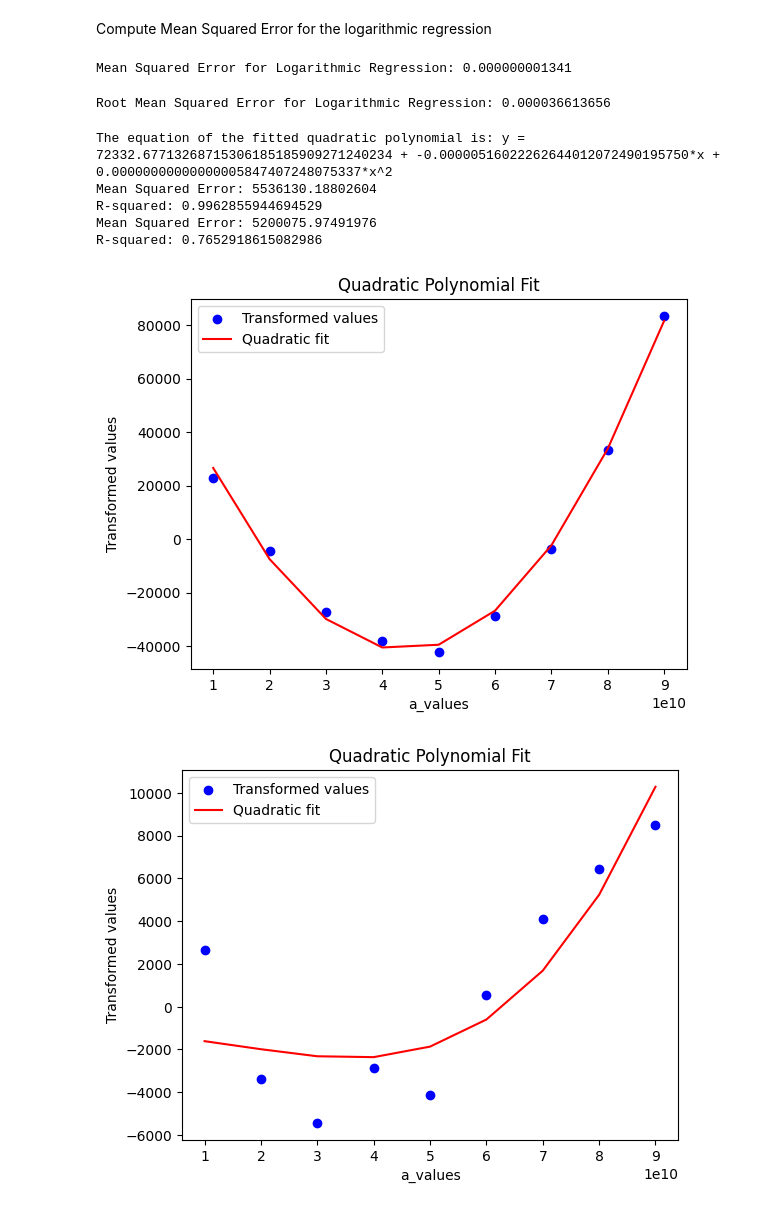
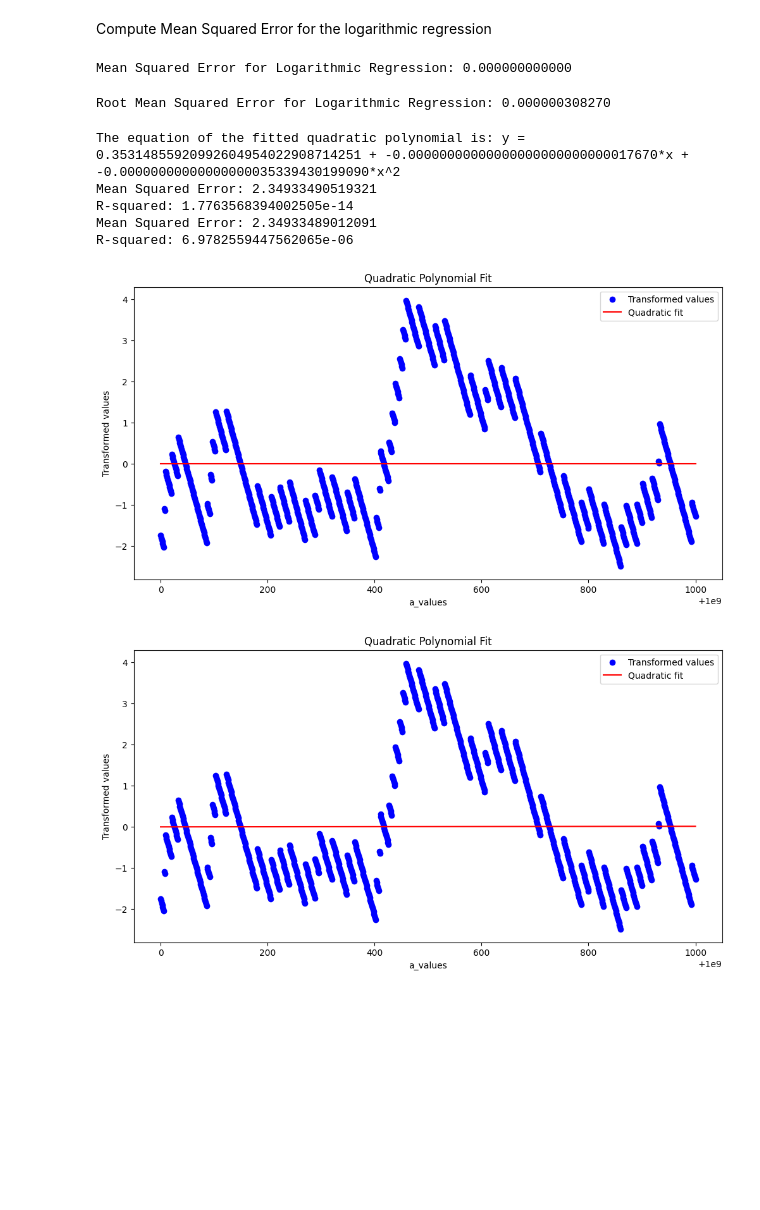
Before and after one commit to maher1719/patterns-in-prime-number, a Jupyter notebook: countingPrimes/enhanced.ipynb, the cells around one changed output. Cells and saved outputs as stored; diff of their text form; code cells hidden in the pictures; blank space fills up the shorter version.

Commit message:
coloring graph playground

```diff
--- a/countingPrimes/enhanced.ipynb
+++ b/countingPrimes/enhanced.ipynb
@@ -26,9 +26,9 @@ def equation(x, a, pi_a):
     return float(result)
 # %%
 # Define the range and step size for a
-a_start = 10**10
-a_end =   9*10**10
-a_step =  10**10
+a_start = 10**9
+a_end =   10**9+1000
+a_step =  1
 
 # Generate values for a
 a_values = np.arange(a_start, a_end + a_step, a_step)
@@ -121,13 +129,13 @@ Compute Mean Squared Error for the logarithmic regression
 mse_log = mean_squared_error(x_solutions, log_predictions)
 print(f"Mean Squared Error for Logarithmic Regression: {mse_log:.12f}")
 # %% [output]
-Mean Squared Error for Logarithmic Regression: 0.000000001341
+Mean Squared Error for Logarithmic Regression: 0.000000000000
 # %%
 # Compute Root Mean Squared Error for the logarithmic regression
 rmse_log = np.sqrt(mse_log)
 print(f"Root Mean Squared Error for Logarithmic Regression: {rmse_log:.12f}")
 # %% [output]
-Root Mean Squared Error for Logarithmic Regression: 0.000036613656
+Root Mean Squared Error for Logarithmic Regression: 0.000000308270
 # %%
 def transformed_function(a, slope, intercept):
     x = slope * a + intercept
@@ -186,40 +194,42 @@ print(f"R-squared: {r2}")
 
 
 
 mse = mean_squared_error(transformed_values_log, y_pred2)
 r2 = r2_score(transformed_values_log, y_pred2)
 #beta_0 = model2.intercept_  # Intercept (β_0)
 #beta_1, beta_2 = model.coef_[1:]
 
 #print(f"The equation of the fitted quadratic polynomial is: y = {beta_0:.32f} + {beta_1:.32f}*x + {beta_2:.32f}*x^2")
 
 print(f"Mean Squared Error: {mse}")
 print(f"R-squared: {r2}")
 
 # Plot the results
+plt.figure(figsize=(12, 6))
 plt.scatter(a_values, transformed_values, color='blue', label='Transformed values')
 plt.plot(a_values, y_pred, color='red', label='Quadratic fit')
 plt.xlabel('a_values')
 plt.ylabel('Transformed values')
 plt.title('Quadratic Polynomial Fit')
 plt.legend()
 plt.show()
 
+plt.figure(figsize=(12, 6))
 plt.scatter(a_values, transformed_values_log, color='blue', label='Transformed values')
 plt.plot(a_values, y_pred2, color='red', label='Quadratic fit')
 plt.xlabel('a_values')
 plt.ylabel('Transformed values')
 plt.title('Quadratic Polynomial Fit')
 plt.legend()
 plt.show()
 # %% [output]
-The equation of the fitted quadratic polynomial is: y = 72332.67713268715306185185909271240234 + -0.00000516022262644012072490195750*x + 0.00000000000000005847407248075337*x^2
-Mean Squared Error: 5536130.18802604
-R-squared: 0.9962855944694529
-Mean Squared Error: 5200075.97491976
-R-squared: 0.7652918615082986
+The equation of the fitted quadratic polynomial is: y = 0.35314855920992604954022908714251 + -0.00000000000000000000000000017670*x + -0.00000000000000000035339430199090*x^2
+Mean Squared Error: 2.34933490519321
+R-squared: 1.7763568394002505e-14
+Mean Squared Error: 2.34933489012091
+R-squared: 6.9782559447562065e-06
-[figure, old version]
+[figure, new version]
-[figure, old version]
+[figure, new version]
 # %%
 # Save the results to a CSV file
 print(str(a_start))
```
Also changed, not shown: parts of 14 cells of this notebook, 6 other files.
